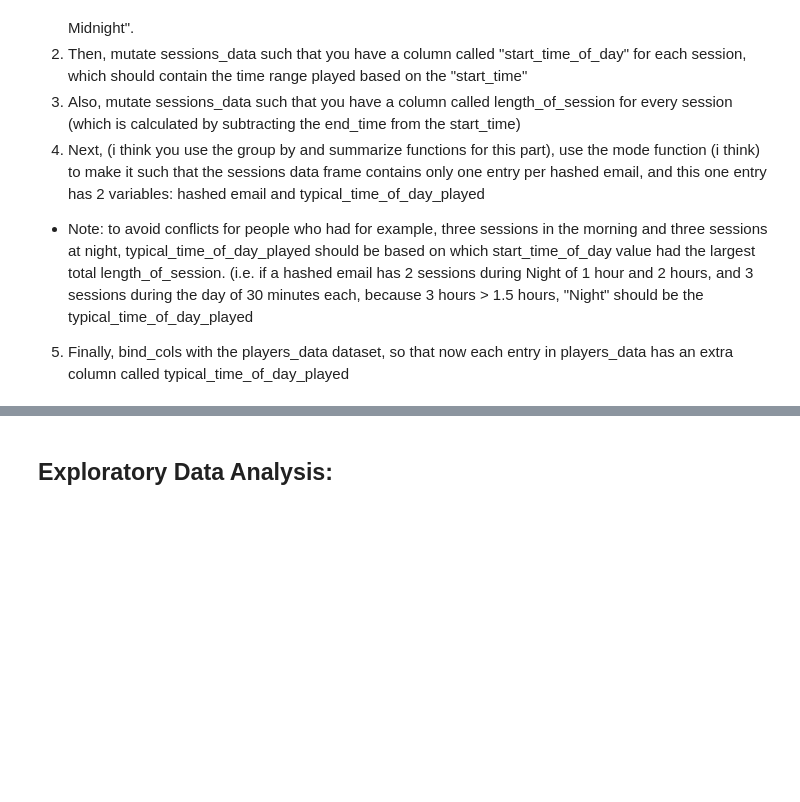
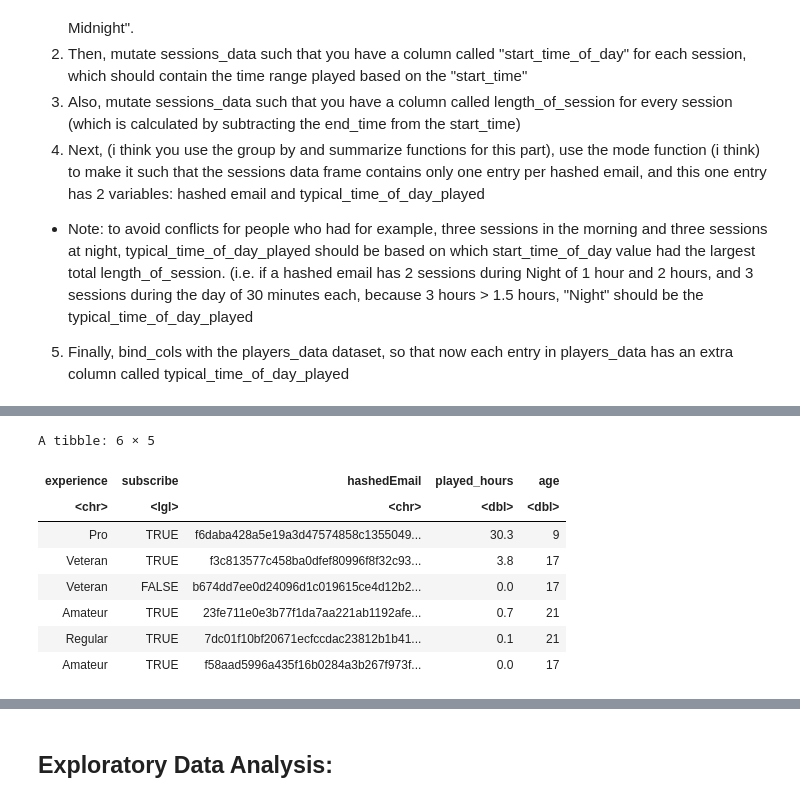
Before and after one commit to alanyhwang/dsci100_mc_project, a Jupyter notebook: dsci_project_main.ipynb, the cells around one changed output, grey strips where cells are left out. Drawn from its saved outputs; the diff is of its cells as text; code cells hidden in the pictures; blank space fills up the shorter version.

```diff
--- a/dsci_project_main.ipynb
+++ b/dsci_project_main.ipynb
@@ -109,0 +104,19 @@ dbl (2): original_start_time, original_end_time
+# %%
+# get rid of the two entire columns that have NA as every data point & name (redundant information to hashedEmail)
+players_data <- players_data |>
+    select(-individualId, -organizationName, -gender, -name)
+
+# remove data points that have gender listed as "Prefer not to say" because we can't use "Prefer not to say" as a predictor
+# alan's note: we prob want to keep these data points since data size is small, can just exclude gender feature to avoid gender bias in our model
+# players_data <- players_data |> filter(gender != "Prefer not to say")
+head(players_data)
+# %% [output]
+A tibble: 6 × 5
+| experience | subscribe | hashedEmail | played_hours | age |
+| <chr> | <lgl> | <chr> | <dbl> | <dbl> |
+| Pro | TRUE | f6daba428a5e19a3d47574858c1355049... | 30.3 | 9 |
+| Veteran | TRUE | f3c813577c458ba0dfef80996f8f32c93... | 3.8 | 17 |
+| Veteran | FALSE | b674dd7ee0d24096d1c019615ce4d12b2... | 0.0 | 17 |
+| Amateur | TRUE | 23fe711e0e3b77f1da7aa221ab1192afe... | 0.7 | 21 |
+| Regular | TRUE | 7dc01f10bf20671ecfccdac23812b1b41... | 0.1 | 21 |
+| Amateur | TRUE | f58aad5996a435f16b0284a3b267f973f... | 0.0 | 17 |
```
Also changed, not shown: parts of 14 cells of this notebook.
